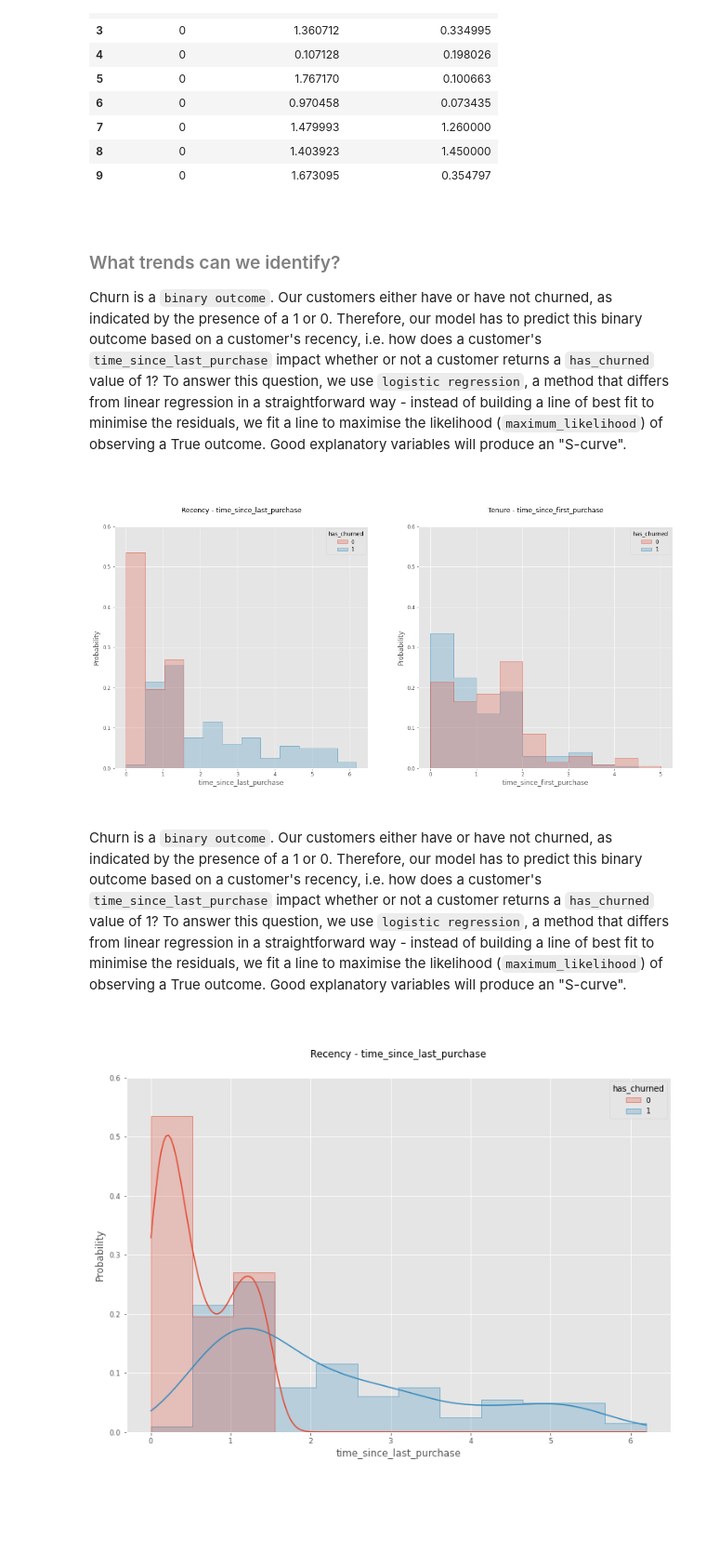
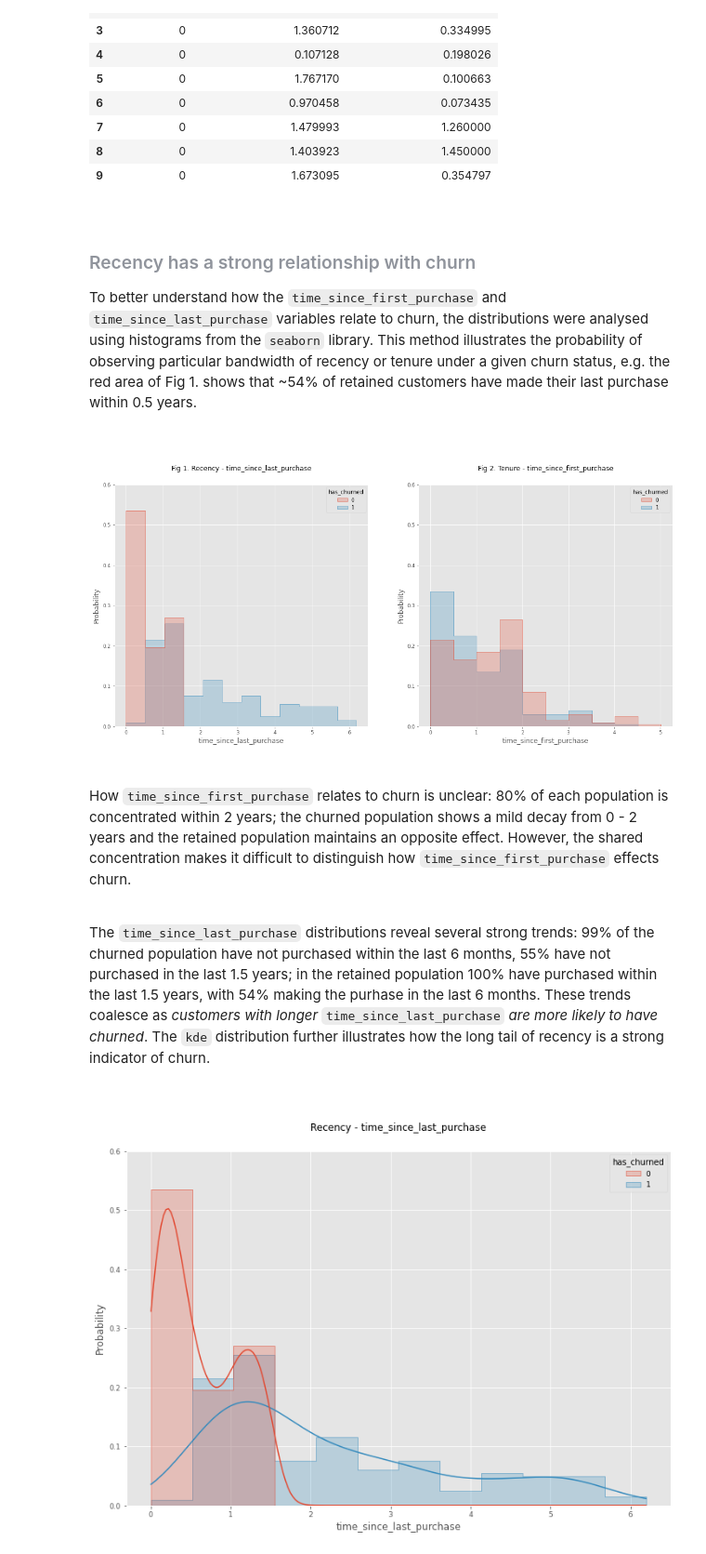
Before and after one commit to martin-mallon/Analysing-churn-using-logistic-regression-in-Python, a Jupyter notebook: Churn/Churn_analysis.ipynb, the cells around one changed output. Shown: that part at 93% size. Cells and saved outputs as stored; diff of their text form; code cells hidden in the pictures; blank space fills up the shorter version.

```diff
--- a/Churn/Churn_analysis.ipynb
+++ b/Churn/Churn_analysis.ipynb
@@ -84,45 +90,49 @@ df.head(10)
 # %% [markdown]
 <br>
 
-<h3><font color='grey'>What trends can we identify?</font></h3>
+<h3><font color='#90949C'>Recency has a strong relationship with churn</font></h3>
 
-<p>Churn is a <code>binary outcome</code>. Our customers either have or have not churned, as indicated by the presence of a 1 or 0. Therefore, our model has to predict this binary outcome based on a customer's recency, i.e. how does a customer's <code>time_since_last_purchase</code> impact whether or not a customer returns a <code>has_churned</code> value of 1? To answer this question, we use <code>logistic regression</code>, a method that differs from linear regression in a straightforward way - instead of building a line of best fit to minimise the residuals, we fit a line to maximise the likelihood (<code>maximum_likelihood</code>) of observing a True outcome. Good explanatory variables will produce an "S-curve".</p>
+<p>To better understand how the <code>time_since_first_purchase</code> and <code>time_since_last_purchase</code> variables relate to churn, the distributions were analysed using histograms from the <code>seaborn</code> library. This method illustrates the probability of observing particular bandwidth of recency or tenure under a given churn status, e.g. the red area of Fig 1. shows that ~54% of retained customers have made their last purchase within 0.5 years.</p>
 
 <br>
 # %%
 # hist plot
 def viz_hist(data, x, kde, ax, title):
 
     # sort bins
     x_min = round(min(data[x]),0)
     x_max = round(max(data[x]),0)
     bins_n = int((x_max - x_min) * 2)
 
     # plot
     sns.histplot(data=data, x=x, kde=kde, ax=ax,
                  hue='has_churned', stat='probability',
                  common_norm=False, element='step', bins=bins_n)
     ax.set_title(title)
     ax.set_ylim(0, 0.6)
 
     # return
     return ax
 
 # dashboard
 fig, [ax_1, ax_2] = plt.subplots(nrows=1, ncols=2, figsize=(18,8))
 
 # viz
-viz_hist(df, 'time_since_last_purchase', False, ax_1, 'Recency - time_since_last_purchase')
-viz_hist(df, 'time_since_first_purchase', False, ax_2, 'Tenure - time_since_first_purchase')
+viz_hist(df, 'time_since_last_purchase', False, ax_1, 'Fig 1. Recency - time_since_last_purchase')
+viz_hist(df, 'time_since_first_purchase', False, ax_2, 'Fig 2. Tenure - time_since_first_purchase')
 
 # show
 plt.show()
 # %% [output]
-[figure, old version]
+[figure, new version]
 # %% [markdown]
 <br>
 
-<p>Churn is a <code>binary outcome</code>. Our customers either have or have not churned, as indicated by the presence of a 1 or 0. Therefore, our model has to predict this binary outcome based on a customer's recency, i.e. how does a customer's <code>time_since_last_purchase</code> impact whether or not a customer returns a <code>has_churned</code> value of 1? To answer this question, we use <code>logistic regression</code>, a method that differs from linear regression in a straightforward way - instead of building a line of best fit to minimise the residuals, we fit a line to maximise the likelihood (<code>maximum_likelihood</code>) of observing a True outcome. Good explanatory variables will produce an "S-curve".</p>
+<p>How <code>time_since_first_purchase</code> relates to churn is unclear: 80% of each population is concentrated within 2 years; the churned population shows a mild decay from 0 - 2 years and the retained population maintains an opposite effect. However, the shared concentration makes it difficult to distinguish how <code>time_since_first_purchase</code> effects churn.</p>
 
 <br>
+
+<p>The <code>time_since_last_purchase</code> distributions reveal several strong trends: 99% of the churned population have not purchased within the last 6 months, 55% have not purchased in the last 1.5 years; in the retained population 100% have purchased within the last 1.5 years, with 54% making the purhase in the last 6 months. These trends coalesce as <i>customers with longer</i> <code>time_since_last_purchase</code> <i>are more likely to have churned</i>. The <code>kde</code> distribution further illustrates how the long tail of recency is a strong indicator of churn.</p>
+
+<br>
 # %%
```
Also changed, not shown: parts of 4 cells of this notebook.
